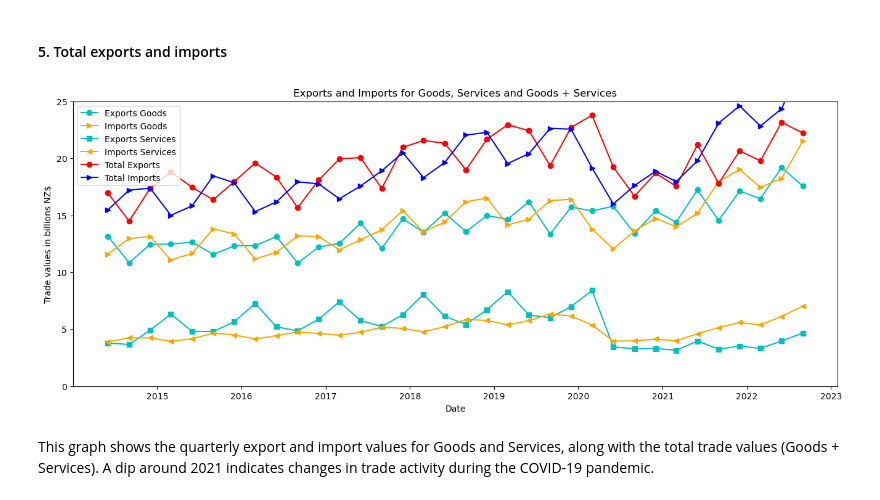
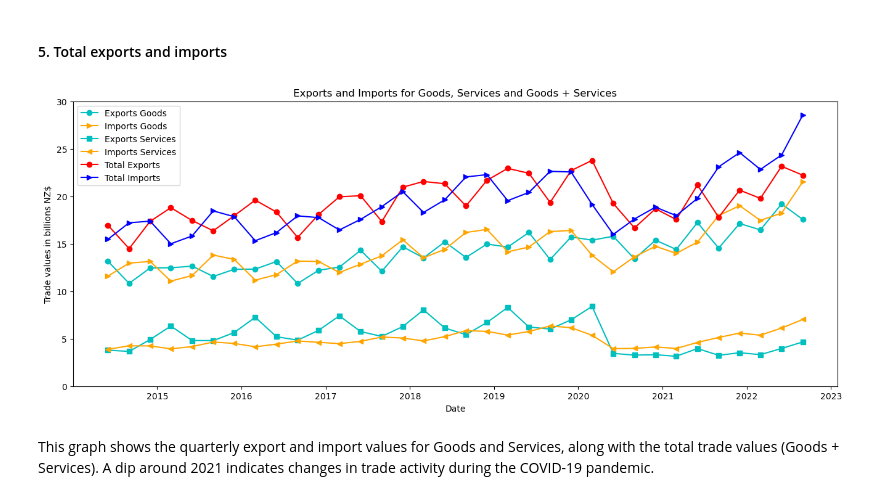
Before and after one commit to lilianasku/Time-series-analysis, a Jupyter notebook: notebooks/TradeData_Eda - Working.ipynb, the cells around one changed output. Drawn from its saved outputs; the diff is of its cells as text; code cells hidden in the pictures.

```diff
--- a/notebooks/TradeData_Eda - Working.ipynb
+++ b/notebooks/TradeData_Eda - Working.ipynb
@@ -227,22 +227,22 @@ total_trade_imports['ValueOfGoodsandServices'] = total_trade_imports['ValuesInBi
 # %%
 fig,ax = plt.subplots()
 
 line1 = ax.plot(goods_exports_total.index, goods_exports_total.values, color = 'c', marker='o',label='Exports Goods')
 line2 = ax.plot(goods_imports_total.index, goods_imports_total.values, color = 'orange', marker='>', label='Imports Goods')
 line3 = ax.plot(services_exports_total.index, services_exports_total.values, color = 'c', marker='s',label='Exports Services')
 line4 = ax.plot(services_imports_total.index, services_imports_total.values, color = 'orange', marker='<', label='Imports Services')
 
 line5 = ax.plot(total_trade_exports.index, total_trade_exports.ValueOfGoodsandServices, color = 'red', marker='o', label='Total Exports')
 line6 = ax.plot(total_trade_imports.index, total_trade_imports.ValueOfGoodsandServices, color = 'blue', marker='>', label='Total Imports')
 
 ax.set_xlabel('Date')
 ax.set_title('Exports and Imports for Goods, Services and Goods + Services')
 ax.set_ylabel('Trade values in billions NZ$')
-plt.ylim(0,25)
+plt.ylim(0,30)
 plt.legend(loc = 'upper left')
 plt.show()
 # %% [output]
-[figure, old version]
+[figure, new version]
 # %% [markdown]
 This graph shows the quarterly export and import values for Goods and Services, along with the total trade values (Goods + Services). A dip around 2021 indicates changes in trade activity during the COVID-19 pandemic.
 # %% [markdown]
```
Also changed, not shown: parts of 6 cells of this notebook.
